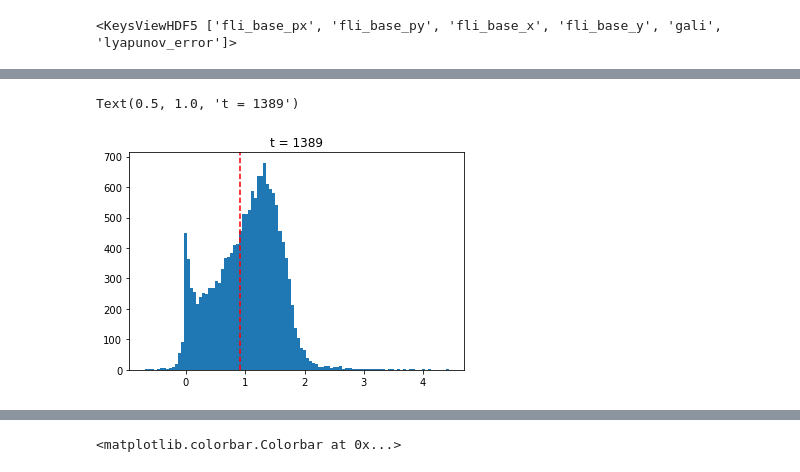
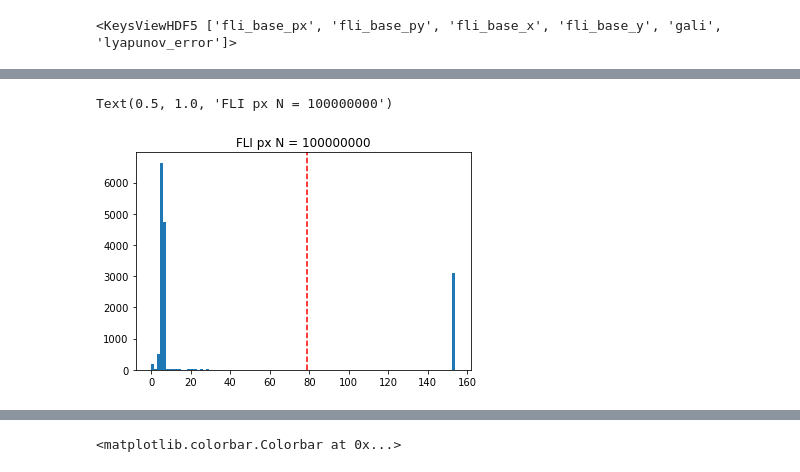
Before and after one commit to carlidel/tangent_map, a Jupyter notebook: 220914_focused_analysis/2_first_atlas.ipynb, the cells around one changed output, grey strips where cells are left out. Saved outputs shown, nothing was run; the diff lists cells and outputs as text; code cells hidden in the pictures.

```diff
--- a/220914_focused_analysis/2_first_atlas.ipynb
+++ b/220914_focused_analysis/2_first_atlas.ipynb
@@ -244,11 +297,11 @@ plt.xscale("log")
 # %%
-idx = 15
+idx = -1
 plt.hist(fli_px_post_data[idx][mask], bins=100, label="t = {}".format(times[idx]))
 plt.axvline(fli_px_thresholds[idx], color="red", linestyle="--", label="threshold")
-plt.title("t = {}".format(times[idx]))
+plt.title("FLI px N = {}".format(times[idx]))
 # %% [output]
-Text(0.5, 1.0, 't = 1389')
+Text(0.5, 1.0, 'FLI px N = 100000000')
-[figure, old version]
+[figure, new version]
 # %%
 times = []
 rem_data = []
```
Also changed, not shown: parts of 12 cells of this notebook, 8 other files.
